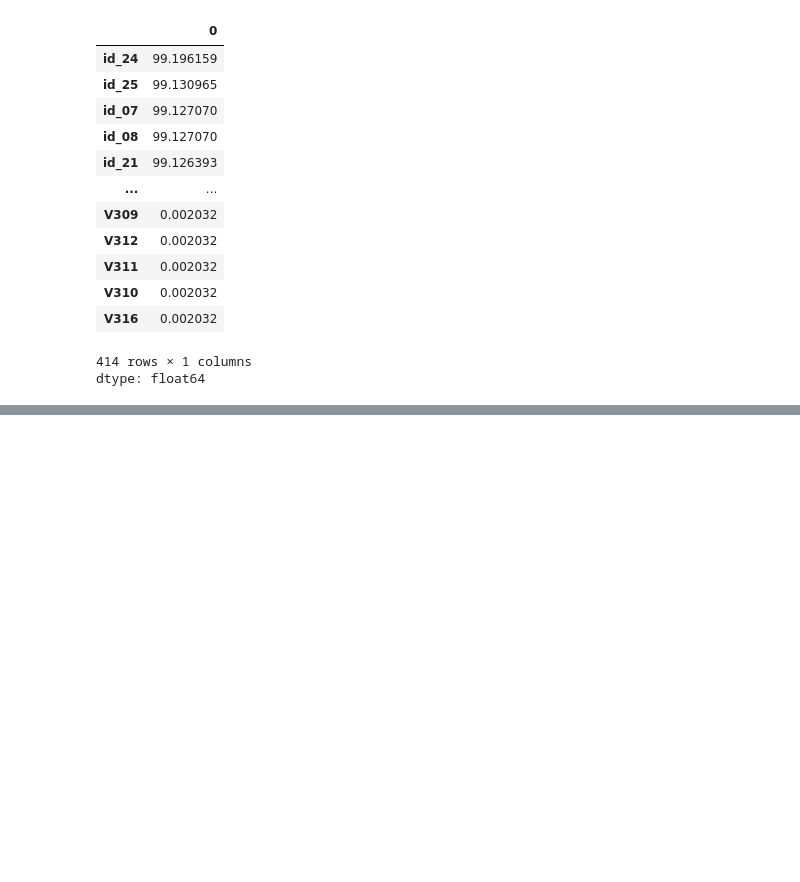
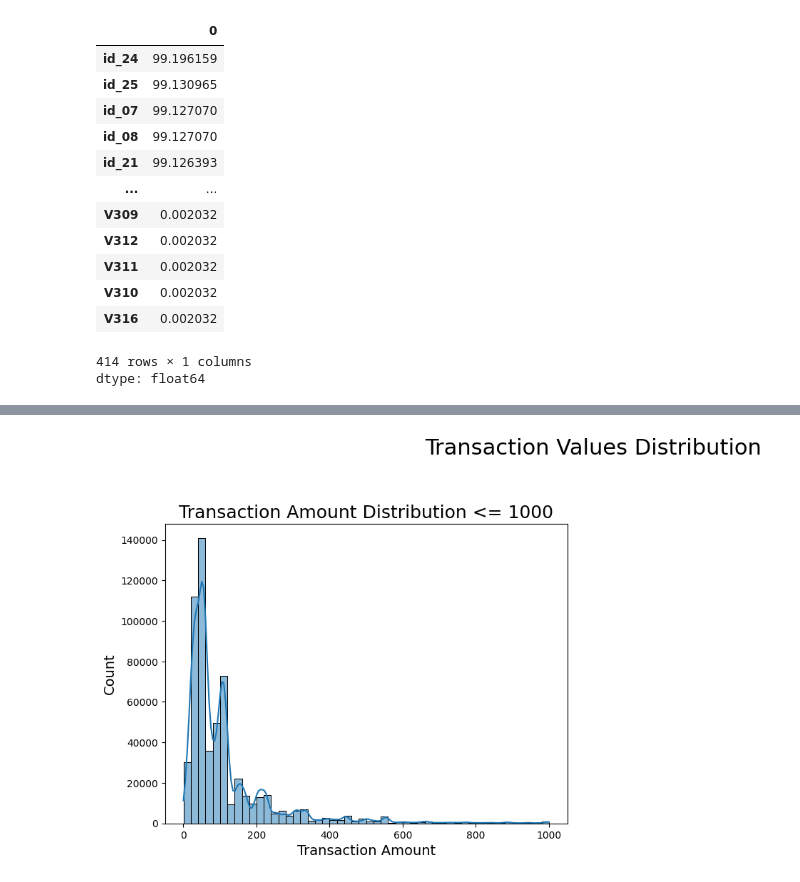
Before and after one commit to BYRic-F/E-commerce-Fraud-detection, a Jupyter notebook: Vesta E-commerce_Fraud_detection.ipynb, the cells around one changed output, grey strips where cells are left out. Drawn from its saved outputs; the diff is of its cells as text; code cells hidden in the pictures; blank space fills up the shorter version.

```diff
--- a/Vesta E-commerce_Fraud_detection.ipynb
+++ b/Vesta E-commerce_Fraud_detection.ipynb
@@ -186,0 +237,16 @@ NameError: name 'train_df' is not defined
+# %%
+plt.figure(figsize=(16, 12))
+plt.suptitle('Transaction Values Distribution', fontsize=22)
+
+# Add a subgraph for transaction amounts <= 1000
+plt.subplot(221)
+g = sns.histplot(train[train['TransactionAmt'] <= 1000]['TransactionAmt'], kde=True, bins=50,)
+
+g.set_title("Transaction Amount Distribution <= 1000", fontsize=18)
+g.set_xlabel("Transaction Amount", fontsize=14)
+g.set_ylabel("Count", fontsize=14)
+
+
+plt.show()
+# %% [output]
+[figure, added]
```
Also changed, not shown: parts of 6 cells of this notebook.
